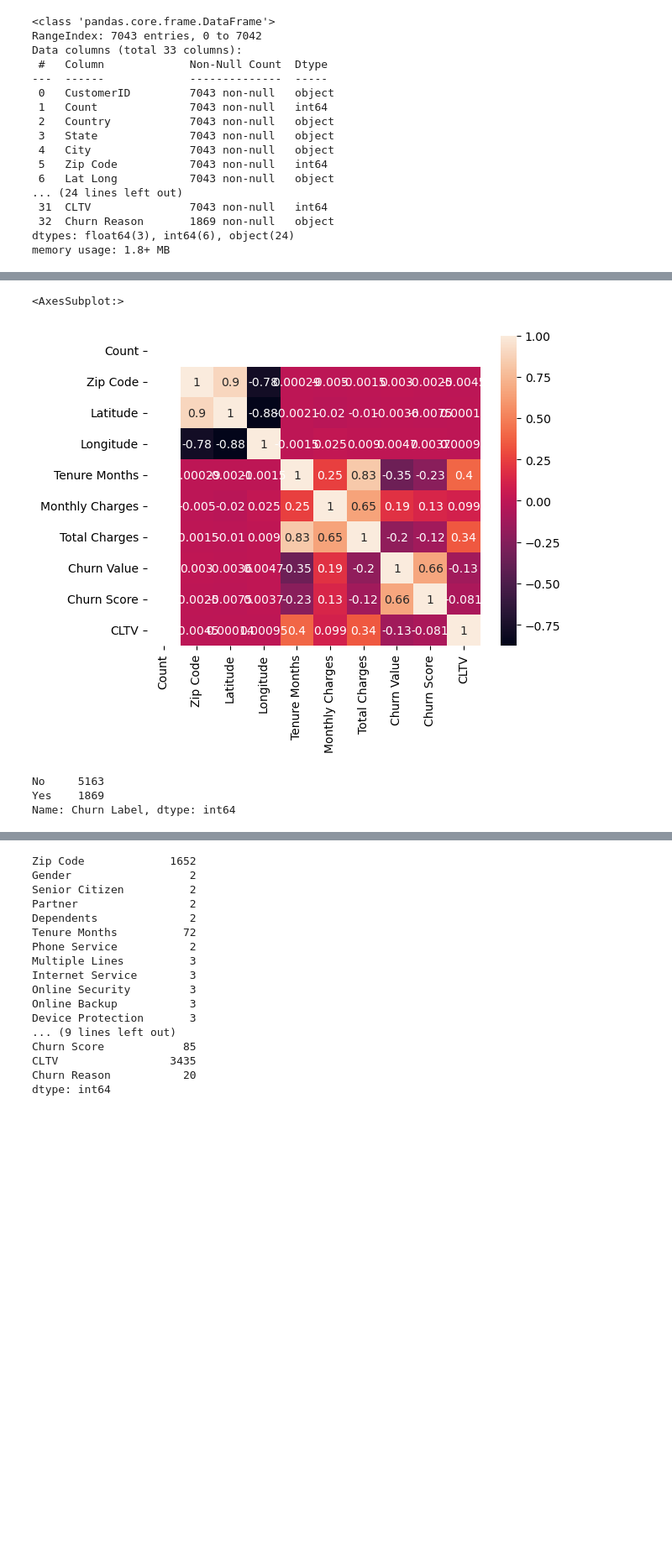
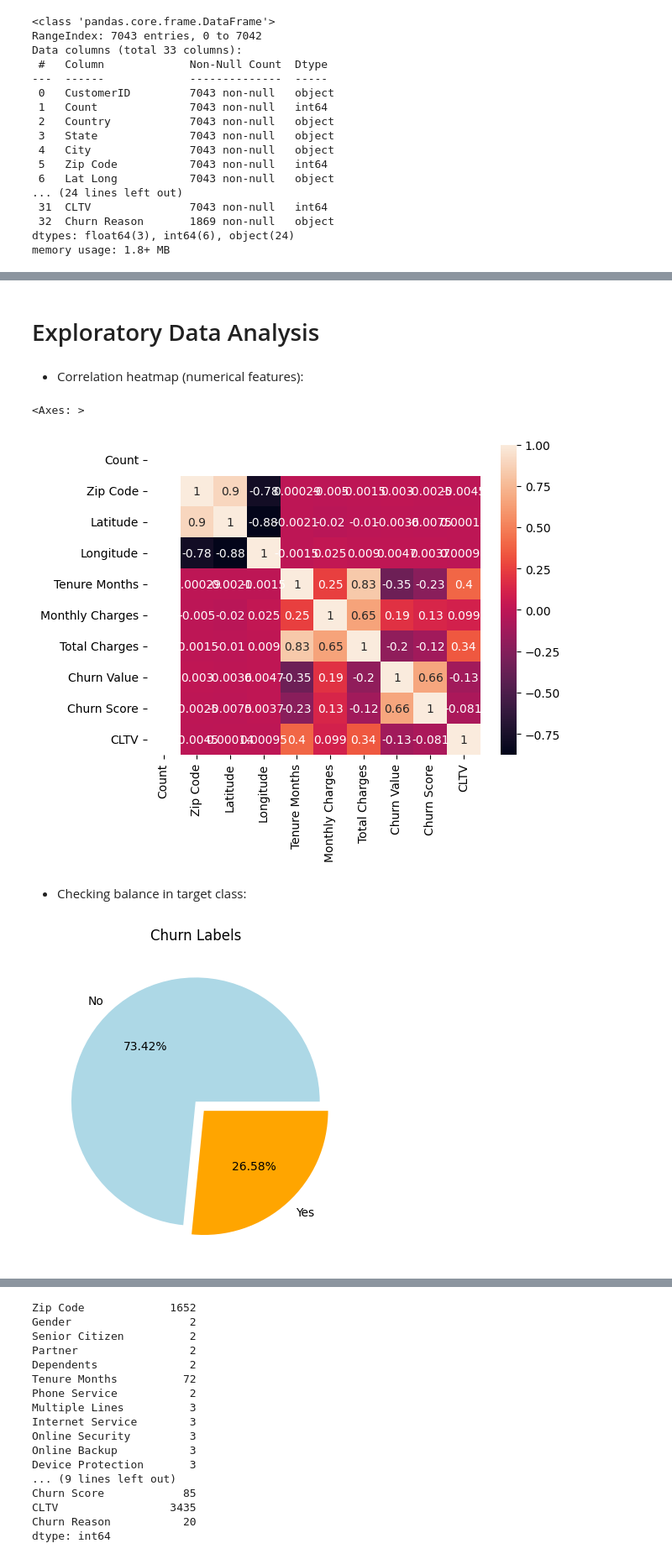
Before and after one commit to parthareja/customer-churn-analysis, a Jupyter notebook: ml.ipynb, the cells around one changed output, grey strips where cells are left out. Shown at 84% size. Saved outputs shown, nothing was run; the diff lists cells and outputs as text; code cells hidden in the pictures; blank space fills up the shorter version.

Commit message:
ipynb: data cleaning done

```diff
--- a/ml.ipynb
+++ b/ml.ipynb
@@ -6,2 +10,3 @@ from scipy.stats import chisquare,chi2_contingency
 # %%
-df=pd.read_excel("D:\\Documents\\College\\Semesters\\Sem7\\Capstone 2\\Telco_customer_churn.xlsx")
+df = pd.read_excel("Telco_customer_churn.xlsx")
+df
@@ -51,0 +81,3 @@ df.dropna(subset=['Total Charges'], inplace=True)
+# %%
+for i in df:
+    print(i, df[i].nunique(), df[i].unique())
@@ -52,11 +104,23 @@ df.dropna(subset=['Total Charges'], inplace=True)
+# %%
+for i in df.columns:
+    if "No phone service" in df[i].unique():
+        df[i].replace(["No phone service"],["No"],inplace=True)
+    elif "No internet service" in df[i].unique():
+        df[i].replace(["No internet service"],["No"],inplace=True)
+# %% [markdown]
+# Exploratory Data Analysis
+# %% [markdown]
+* Correlation heatmap (numerical features):
 # %%
-sns.heatmap(df.corr(),annot=True)
+sns.heatmap(df.corr(), annot = True)
 # %% [output]
-<AxesSubplot:>
+<Axes: >
 [figure]
-# %%
-df["Churn Label"].value_counts()
-# %% [output]
-No     5163
-Yes    1869
-Name: Churn Label, dtype: int64
+# %% [markdown]
+* Checking balance in target class:
+# %%
+plt.pie(df["Churn Label"].value_counts(), labels = df["Churn Label"].value_counts().index, explode = [0,0.1], autopct="%.2f%%",colors = ['lightblue', 'orange'])
+plt.title('Churn Labels')
+plt.show()
+# %% [output]
+[figure, added]
```
Also changed, not shown: parts of 17 cells of this notebook, 1 other file.
